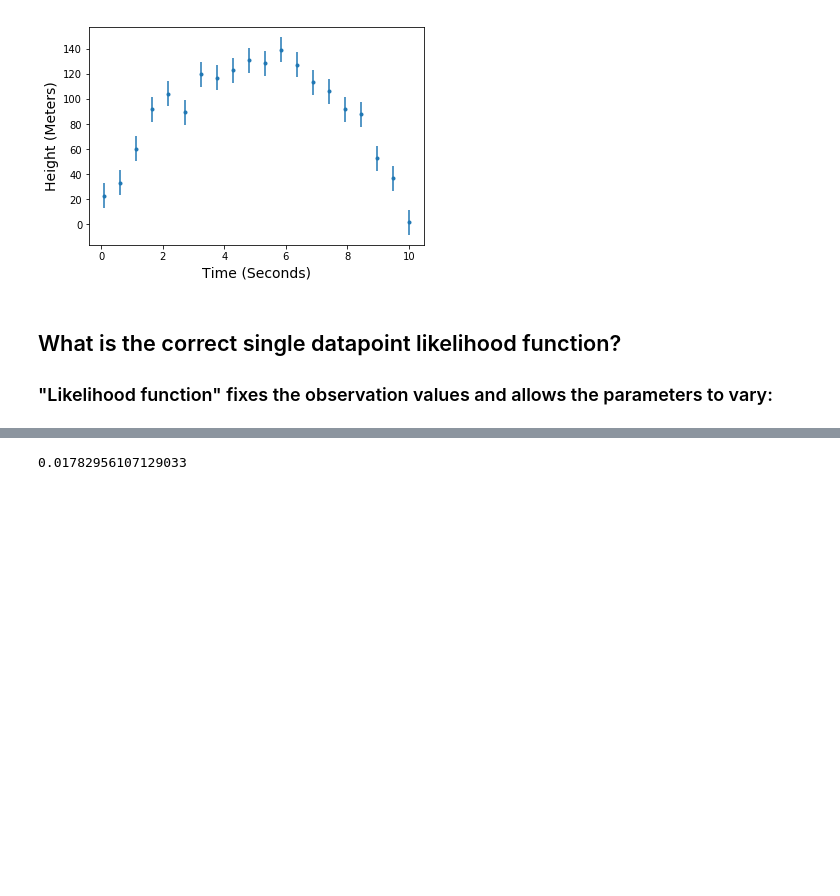
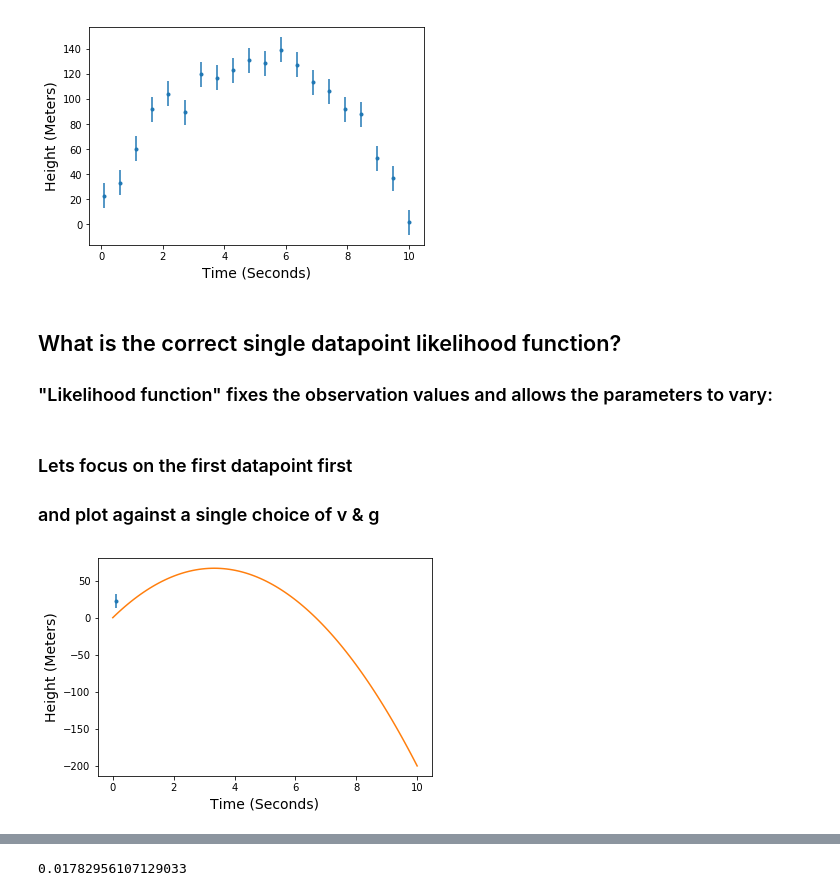
Before and after one commit to uofscphysics/STEM_Python_Course, a Jupyter notebook: Day_4/day_4_student_completed_workbook_likelihood_analysis.ipynb, the cells around one changed output, grey strips where cells are left out. Cells and saved outputs as stored; diff of their text form; code cells hidden in the pictures; blank space fills up the shorter version.

```diff
--- a/Day_4/day_4_student_completed_workbook_likelihood_analysis.ipynb
+++ b/Day_4/day_4_student_completed_workbook_likelihood_analysis.ipynb
@@ -98,3 +98,21 @@ plt.show()
 # %% [markdown]
 ## What is the correct single datapoint likelihood function?
 ###  "Likelihood function" fixes the observation values and allows the parameters to vary:
+# %% [markdown]
+### Lets focus on the first datapoint first
+### and plot against a single choice of v & g
+# %%
+#Plot the 1D-error data
+times_1d = [ data_with_height_error_only['time'][0] ]
+heights_1d = [ data_with_height_error_only['height'][0] ]
+plt.errorbar( [times_1d[0]], [heights_1d[0]], yerr = [height_standard_deviation]*len(times_1d) , fmt = ".")
+plt.ylabel('Height (Meters)',fontsize=14)
+plt.xlabel('Time (Seconds)',fontsize=14)
+
+PointsToTry = numpy.linspace(0, 10, 100)
+ValuesWeGet =  my_model( v = 40, g = 12, t = PointsToTry)
+plt.plot(PointsToTry, ValuesWeGet)
+
+plt.show()
+# %% [output]
+[figure, added]
```
Also changed, not shown: parts of 12 cells of this notebook.
